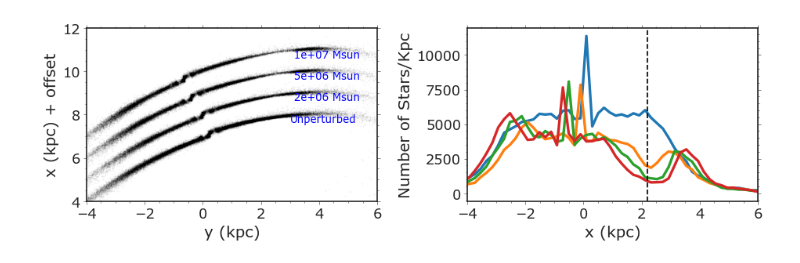
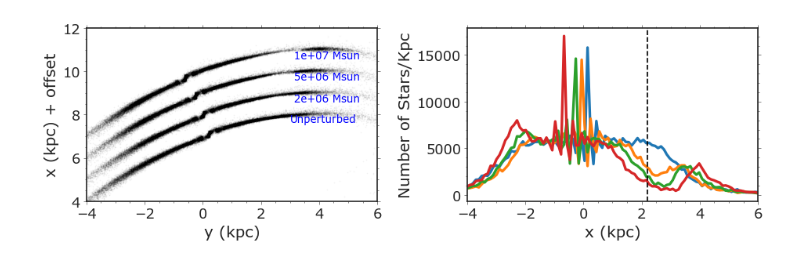
Before and after one commit to caganze/stellarstreams, a Jupyter notebook: notebooks/Poster Figures .ipynb, the cells around one changed output. Cells and saved outputs as stored; diff of their text form; code cells hidden in the pictures.

```diff
--- a/notebooks/Poster Figures .ipynb
+++ b/notebooks/Poster Figures .ipynb
@@ -34,7 +34,7 @@ def plot_density(st, grid, ax):
     ax.plot(grid, vals, linewidth=3)
     return
 
-def visualize_stream(rgc, xlim, ylim, xgrid):
+def visualize_stream(rgc, xlim, ylim, xgrid, vhalo):
 
     #unperturbed
 
@@ -98,8 +98,8 @@ def visualize_stream(rgc, xlim, ylim, xgrid):
 
     plt.savefig(path_plot+'/streams_side_bysize.jpeg', bbox_inches='tight')
 # %%
-xgrid=np.linspace(-10, 10, 100)
+xgrid=np.linspace(-4, 6, 100)
 #compare and contrast
-visualize_stream('10_20', [-4, 6], [4., 12], xgrid)
+visualize_stream('10_20', [-4, 6], [4., 12], xgrid, -50)
 # %% [output]
-[figure, old version]
+[figure, new version]
```
Also changed, not shown: parts of 7 cells of this notebook, 6 other files.
